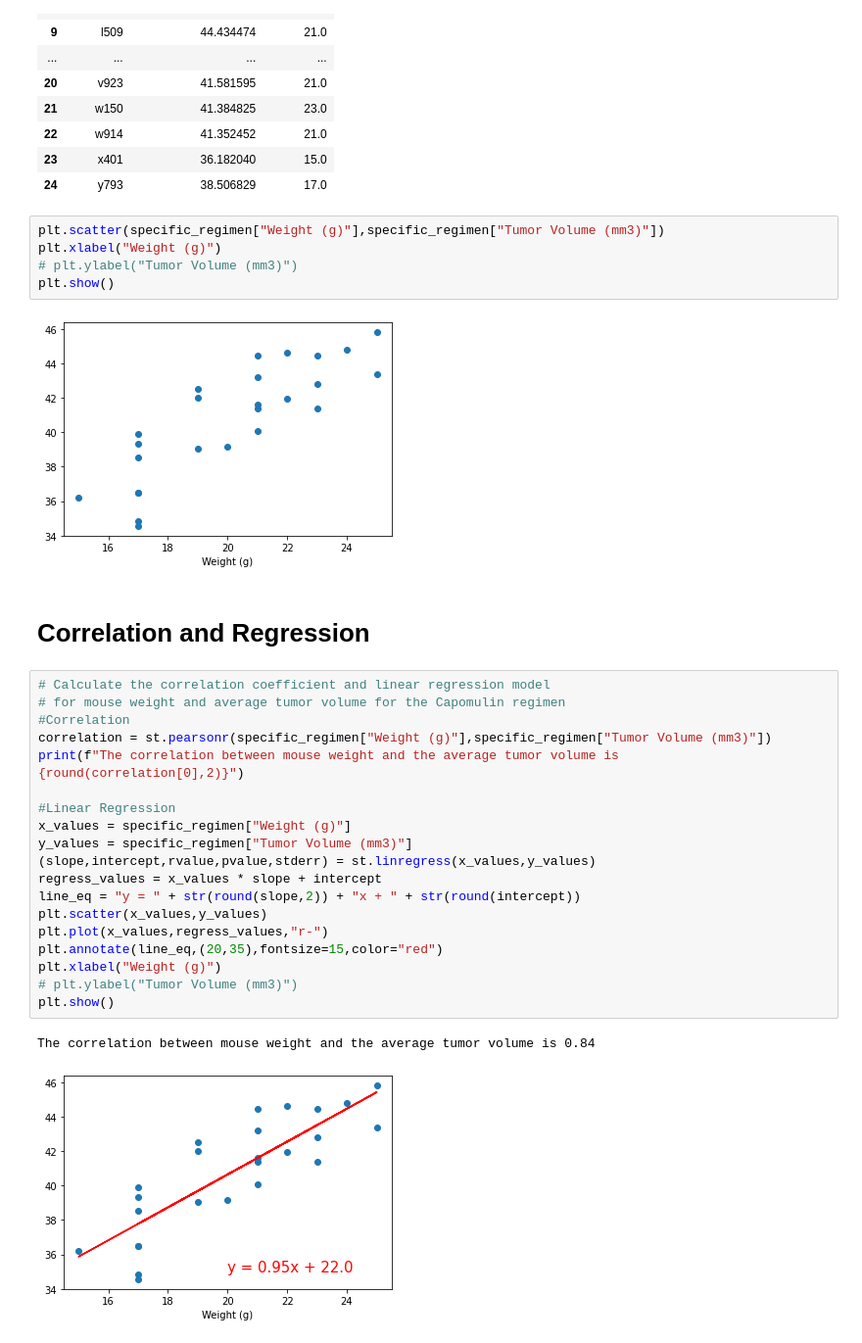
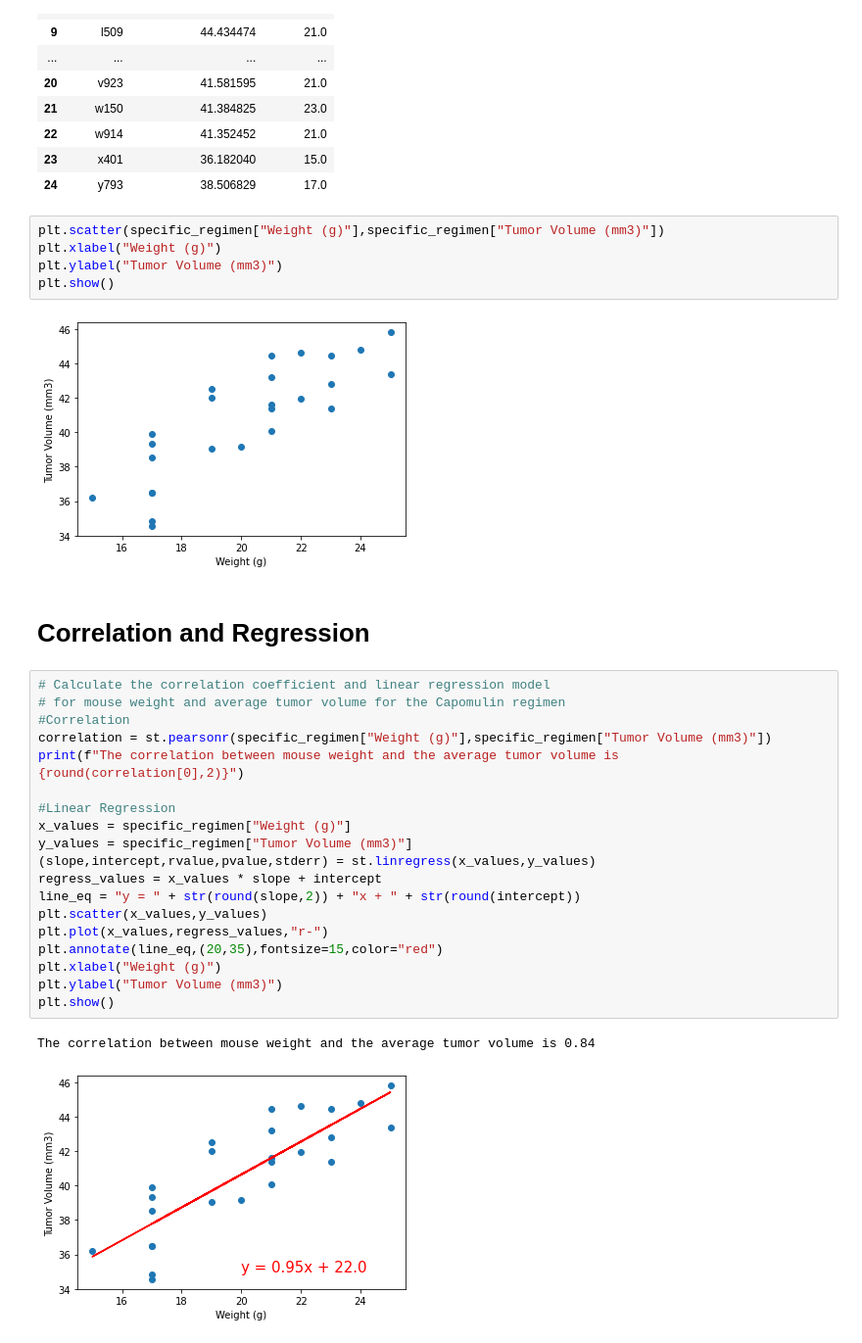
Before and after one commit to jananeesaranraj/Matplotlib, a Jupyter notebook: Pymaceuticals/Pymaceuticals.ipynb, the cells around one changed output. Shown at 98% size. Cells and saved outputs as stored; diff of their text form.

```diff
--- a/Pymaceuticals/Pymaceuticals.ipynb
+++ b/Pymaceuticals/Pymaceuticals.ipynb
@@ -412,31 +413,31 @@ specific_regimen.reset_index()
 # %%
 plt.scatter(specific_regimen["Weight (g)"],specific_regimen["Tumor Volume (mm3)"])
 plt.xlabel("Weight (g)")
-# plt.ylabel("Tumor Volume (mm3)")
+plt.ylabel("Tumor Volume (mm3)")
 plt.show()
 # %% [output]
-[figure, old version]
+[figure, new version]
 # %% [markdown]
 # Correlation and Regression
 # %%
 # Calculate the correlation coefficient and linear regression model
 # for mouse weight and average tumor volume for the Capomulin regimen
 #Correlation
 correlation = st.pearsonr(specific_regimen["Weight (g)"],specific_regimen["Tumor Volume (mm3)"])
 print(f"The correlation between mouse weight and the average tumor volume is {round(correlation[0],2)}")
 
 #Linear Regression
 x_values = specific_regimen["Weight (g)"]
 y_values = specific_regimen["Tumor Volume (mm3)"]
 (slope,intercept,rvalue,pvalue,stderr) = st.linregress(x_values,y_values)
 regress_values = x_values * slope + intercept
 line_eq = "y = " + str(round(slope,2)) + "x + " + str(round(intercept))
 plt.scatter(x_values,y_values)
 plt.plot(x_values,regress_values,"r-")
 plt.annotate(line_eq,(20,35),fontsize=15,color="red")
 plt.xlabel("Weight (g)")
-# plt.ylabel("Tumor Volume (mm3)")
+plt.ylabel("Tumor Volume (mm3)")
 plt.show()
 # %% [output]
 The correlation between mouse weight and the average tumor volume is 0.84
-[figure, old version]
+[figure, new version]
```
Also changed, not shown: parts of 3 cells of this notebook.
